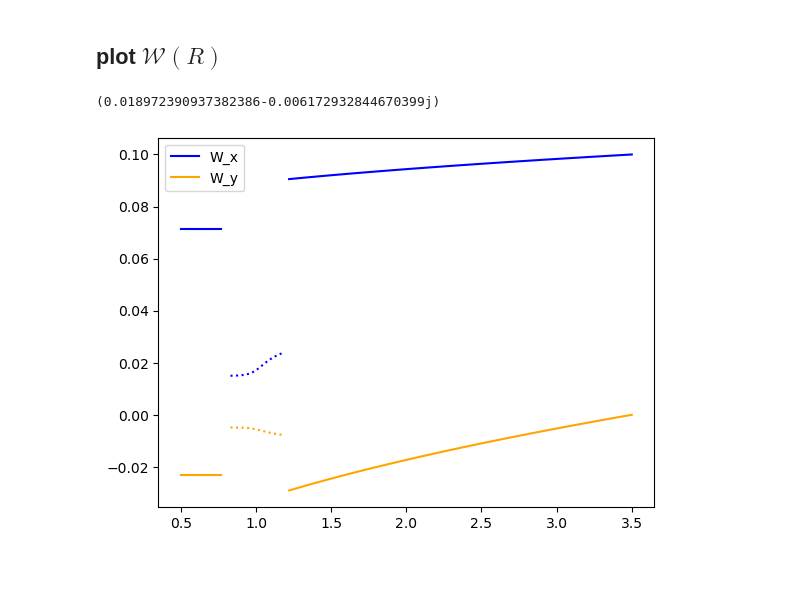
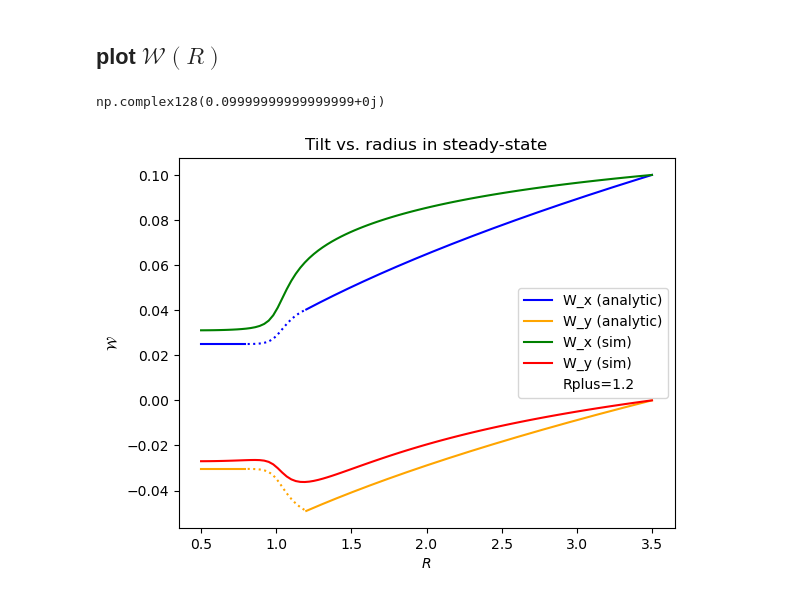
Before and after one commit to Jupiter1994/warped-disks, a Jupyter notebook: reduced-eqs-analytic-soln.ipynb, the cells around one changed output. Drawn from its saved outputs; the diff is of its cells as text; code cells hidden in the pictures; blank space fills up the shorter version.

Commit message:
debugged analytic soln

```diff
--- a/reduced-eqs-analytic-soln.ipynb
+++ b/reduced-eqs-analytic-soln.ipynb
@@ -69,4 +67,0 @@ Win
-# %%
-Wminus = Win
-Wplus = Wminus * np.sinh(2*k)
-Wplus
@@ -94,7 +83,7 @@ def Wmid(R):
     '''
 
     k = ycoord(Rplus)
-    c1 = (np.sinh(2*k) - 1) / (2 * np.sinh(k) * (1 + np.exp(-2*k))) * Win
+    c1 = (np.cosh(2*k) - 1) / (2 * np.sinh(k) * (1 - np.exp(-2*k))) * Wminus
     c2 = c1 * np.exp(-2*k)
 
     y = ycoord(R)
@@ -106,15 +95,27 @@ def Wouter(R):
 
     '''
 
-    return 4j * (alpha/h) * (R**(1/2) - Rplus**(1/2))/a**(1/2) * (Wplus-Wminus) \
+    k = ycoord(Rplus)
+    return 4j * (alpha/h) * (R**(1/2) - Rplus**(1/2))/a**(1/2) * (np.tanh(k))**(-1) * (Wplus-Wminus) \
             + Wplus
 # %% [markdown]
 ## plot $\mathcal{W}(R)$
+# %%
+## load in (integrated) steady-state solution
+file_path_W = "Data/steady-state/RWs/alpha=" + str(alpha) + \
+    ",h=" + str(cs) + ",Mp=" + str(Mp) + ",eps=" +str(soft_term) +\
+        ",Rmax=" + str(Rmax) + ".npy"
+file_path_G = "Data/steady-state/RGs/alpha=" + str(alpha) + \
+    ",h=" + str(cs) + ",Mp=" + str(Mp) + ",eps=" +str(soft_term) +\
+        ",Rmax=" + str(Rmax) + ".npy"
+
+RWs_ss = np.load(file_path_W)
+Rs_ss, Ws_ss = RWs_ss[0], RWs_ss[1]
 # %%
 # spatial domain
 Rmin = 0.5
-Rmax = 3.5
-DeltaR = .03 # 0.03
+Rmax = Rout
+DeltaR = .01 # 0.03
 num_Rs = (int) ((Rmax - Rmin) / DeltaR) + 1
 
 # stagger W and G in the R domain
@@ -123,21 +124,37 @@ Rs_warp = np.linspace(Rmin, Rmax, num_Rs)
 Rs_inner = Rs_warp[Rs_warp < Rminus]
 Rs_outer = Rs_warp[Rs_warp > Rplus]
 Rs_mid = Rs_warp[(Rs_warp > Rminus) & (Rs_warp < Rplus)]
-# %%
-Wplus - Wminus
-# %% [output]
-(0.018972390937382386-0.006172932844670399j)
+# %%
+Wouter(Rs_outer)[-1]
+# %% [output]
+np.complex128(0.09999999999999999+0j)
 # %%
 plt.plot(Rs_inner, Winner(Rs_inner).real, color="blue", ls='-')
 plt.plot(Rs_inner, Winner(Rs_inner).imag, color="orange", ls='-')
 
 plt.plot(Rs_mid, Wmid(Rs_mid).real, color="blue", ls=':')
 plt.plot(Rs_mid, Wmid(Rs_mid).imag, color="orange", ls=':')
 
-plt.plot(Rs_outer, Wouter(Rs_outer).real, color="blue", ls='-', label="W_x")
-plt.plot(Rs_outer, Wouter(Rs_outer).imag, color="orange", ls='-', label="W_y")
+plt.plot(Rs_outer, Wouter(Rs_outer).real, color="blue", ls='-', label="W_x (analytic)")
+plt.plot(Rs_outer, Wouter(Rs_outer).imag, color="orange", ls='-', label="W_y (analytic)")
 
+plt.plot(Rs_ss, Ws_ss.real, color="green", label="W_x (sim)")
+plt.plot(Rs_ss, Ws_ss.imag, color="red", label="W_y (sim)")
+
+plt.scatter([],[], s=0, label="Rplus=" + str(Rplus))
+
+plt.title(r"Tilt vs. radius in steady-state")
+plt.xlabel(r"$R$")
+plt.ylabel(r"$\mathcal{W}$")
 plt.legend()
+
+save_figs = True
+if save_figs:
+    filepath = "Figures/analytic_alpha=" + str(alpha) + \
+    ",h=" + str(cs) + ",Mp=" + str(Mp) + ",eps=" +str(soft_term) +\
+        ",Rmax=" + str(Rmax) + ",Rplus=" + str(Rplus) + ".png"
+    plt.savefig(filepath)
+
 plt.show()
 # %% [output]
-[figure, old version]
+[figure, new version]
```
Also changed, not shown: parts of 4 cells of this notebook.
